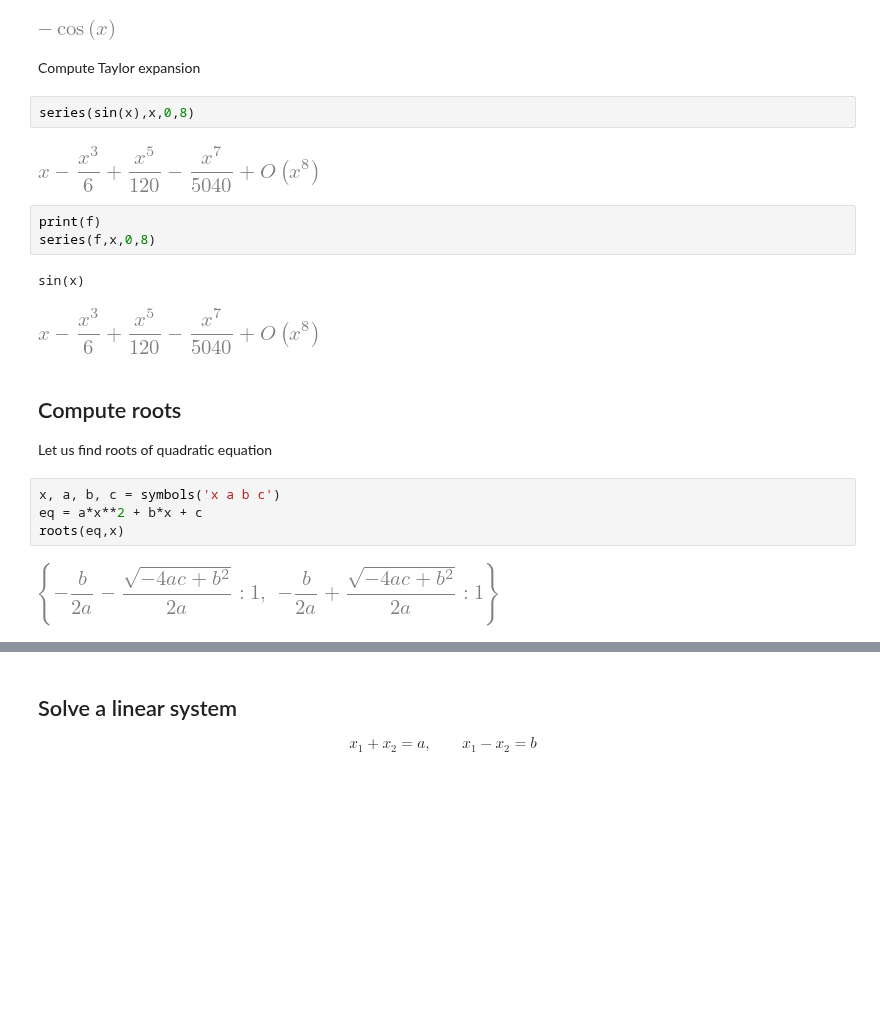
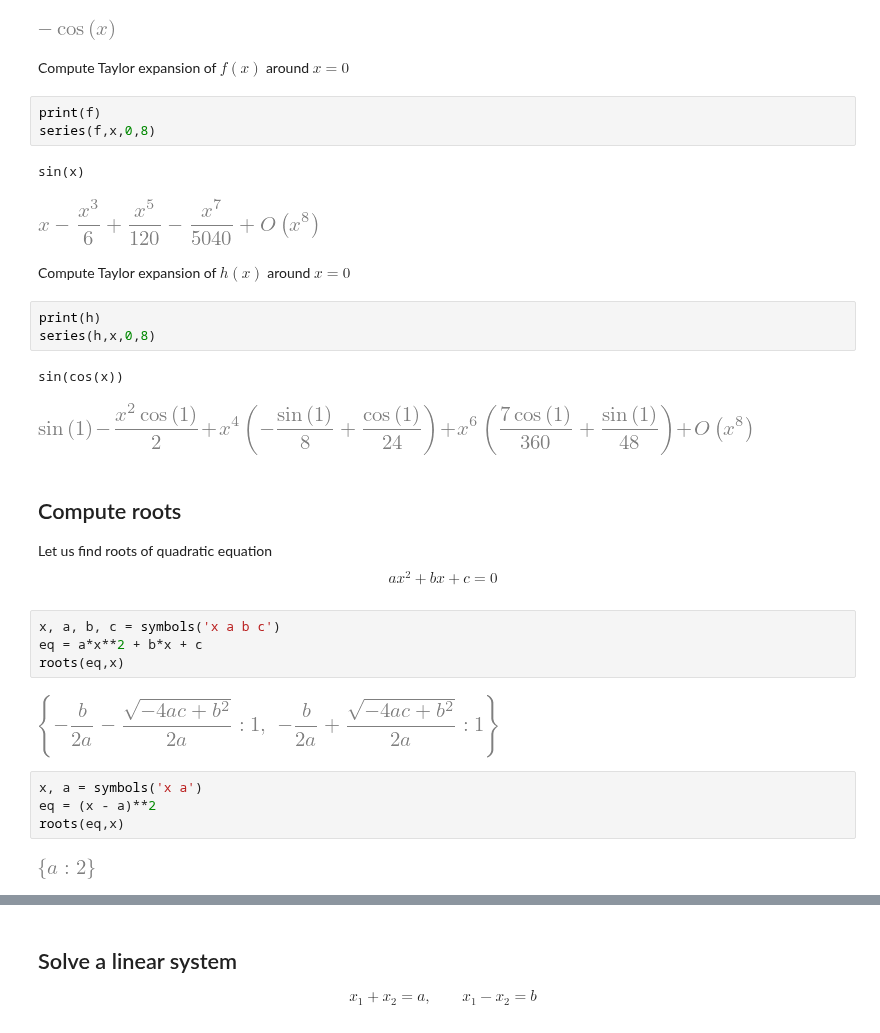
Before and after one commit to cpraveen/python, a Jupyter notebook: 05_sympy.ipynb, the cells around one changed output, grey strips where cells are left out. Cells and saved outputs as stored; diff of their text form; blank space fills up the shorter version.

```diff
--- a/05_sympy.ipynb
+++ b/05_sympy.ipynb
@@ -62,24 +61,37 @@ integrate(f,x)
 sin(x)
 [figure]
 # %% [markdown]
-Compute Taylor expansion
+Compute Taylor expansion of $f(x)$ around $x=0$
-# %%
-series(sin(x),x,0,8)
-# %% [output]
-[figure, removed]
 # %%
 print(f)
 series(f,x,0,8)
 # %% [output]
 sin(x)
 [figure]
+# %% [markdown]
+Compute Taylor expansion of $h(x)$ around $x=0$
+# %%
+print(h)
+series(h,x,0,8)
+# %% [output]
+sin(cos(x))
+[figure, added]
 # %% [markdown]
 ## Compute roots
 
 Let us find roots of quadratic equation
+$$
+a x^2 + b x + c = 0
+$$
 # %%
 x, a, b, c = symbols('x a b c')
 eq = a*x**2 + b*x + c
 roots(eq,x)
 # %% [output]
 [figure]
+# %%
+x, a = symbols('x a')
+eq = (x - a)**2
+roots(eq,x)
+# %% [output]
+[figure, added]
```
Also changed, not shown: parts of 8 cells of this notebook, 2 other files.
